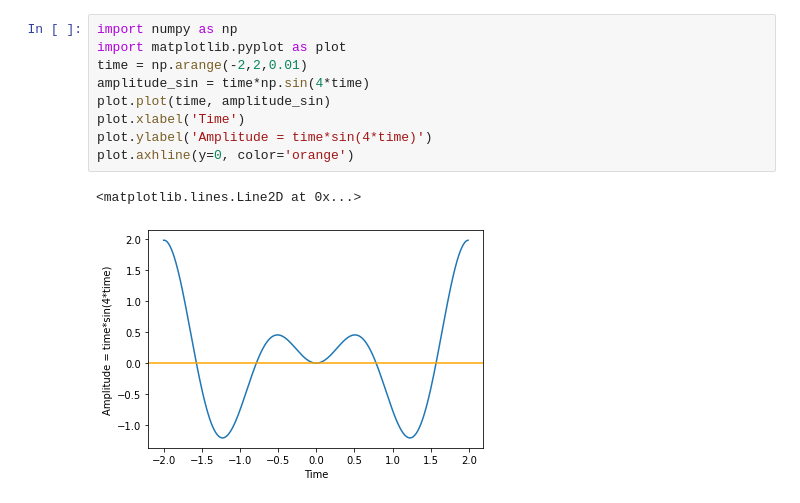
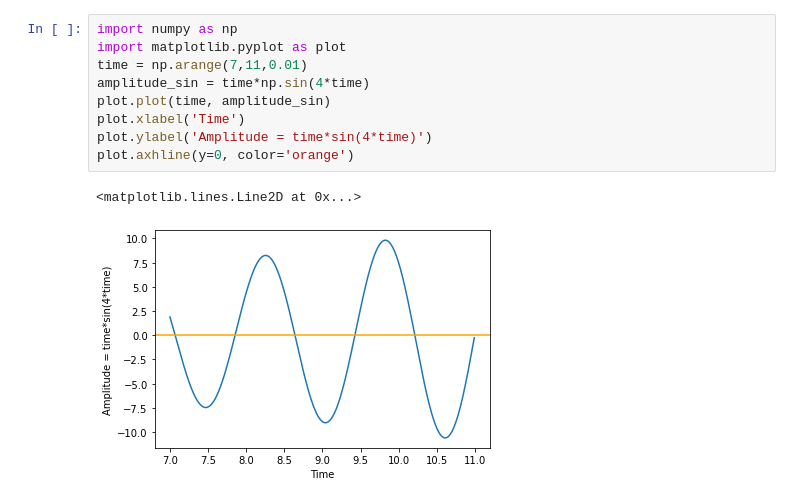
Before and after one commit to oburckard/PFE, a Jupyter notebook: Lab4.ipynb, the cells around one changed output. Cells and saved outputs as stored; diff of their text form.

```diff
--- a/Lab4.ipynb
+++ b/Lab4.ipynb
@@ -263,12 +306,12 @@ Iteration-3, x2 = -0.785354 and f(x2) = 0.000139
 # %%
 import numpy as np
 import matplotlib.pyplot as plot
-time = np.arange(-2,2,0.01)
+time = np.arange(7,11,0.01)
 amplitude_sin = time*np.sin(4*time)
 plot.plot(time, amplitude_sin)
 plot.xlabel('Time')
 plot.ylabel('Amplitude = time*sin(4*time)')
 plot.axhline(y=0, color='orange')
 # %% [output]
 <matplotlib.lines.Line2D at 0x...>
-[figure, old version]
+[figure, new version]
```
Also changed, not shown: parts of 5 cells of this notebook.
